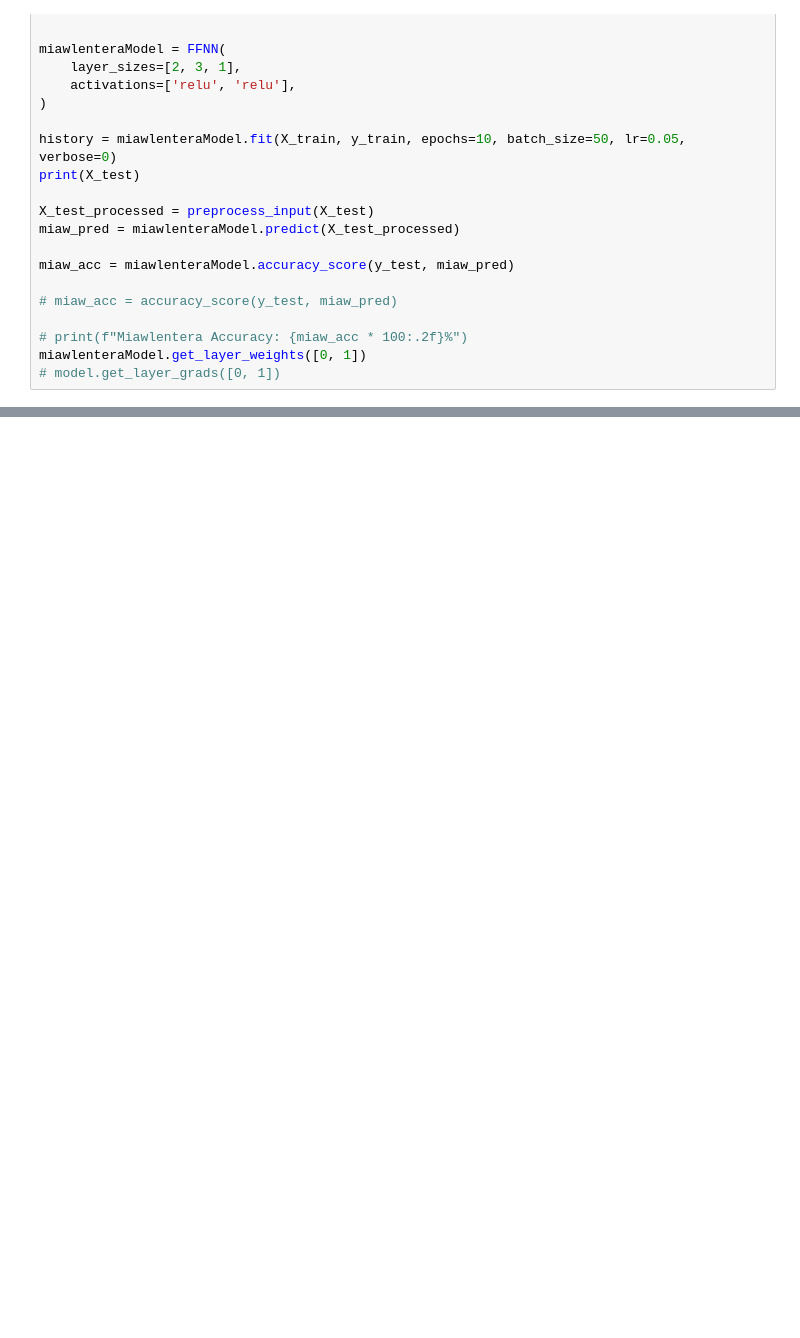
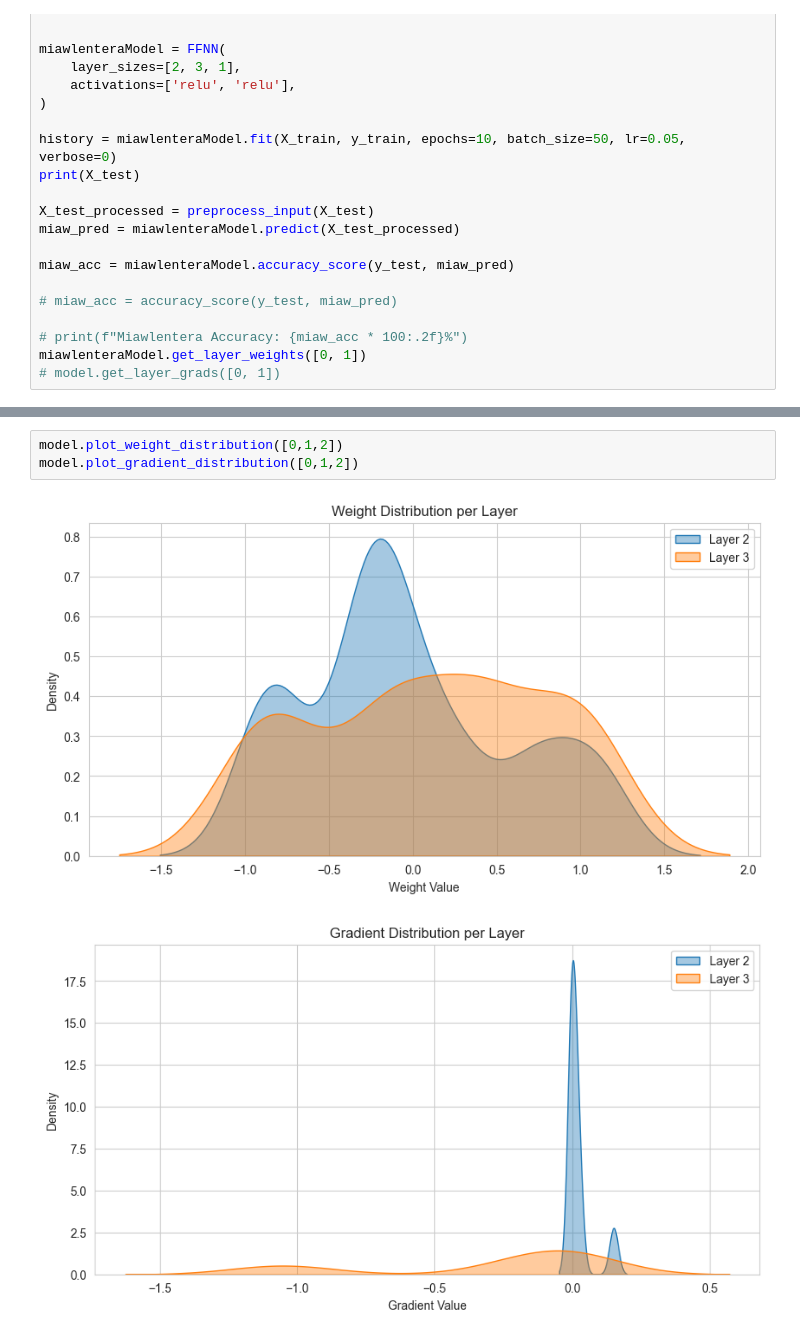
Before and after one commit to kaylanamira/IF3270_Tubes1_K30, a Jupyter notebook: src/demo.ipynb, the cells around one changed output, grey strips where cells are left out. Cells and saved outputs as stored; diff of their text form; blank space fills up the shorter version.

```diff
--- a/src/demo.ipynb
+++ b/src/demo.ipynb
@@ -327,0 +330,6 @@ visualizer.plot_neural_network()
+# %%
+model.plot_weight_distribution([0,1,2])
+model.plot_gradient_distribution([0,1,2])
+# %% [output]
+[figure, added]
+[figure, added]
```
Also changed, not shown: parts of 1 cell of this notebook, 1 other file.
